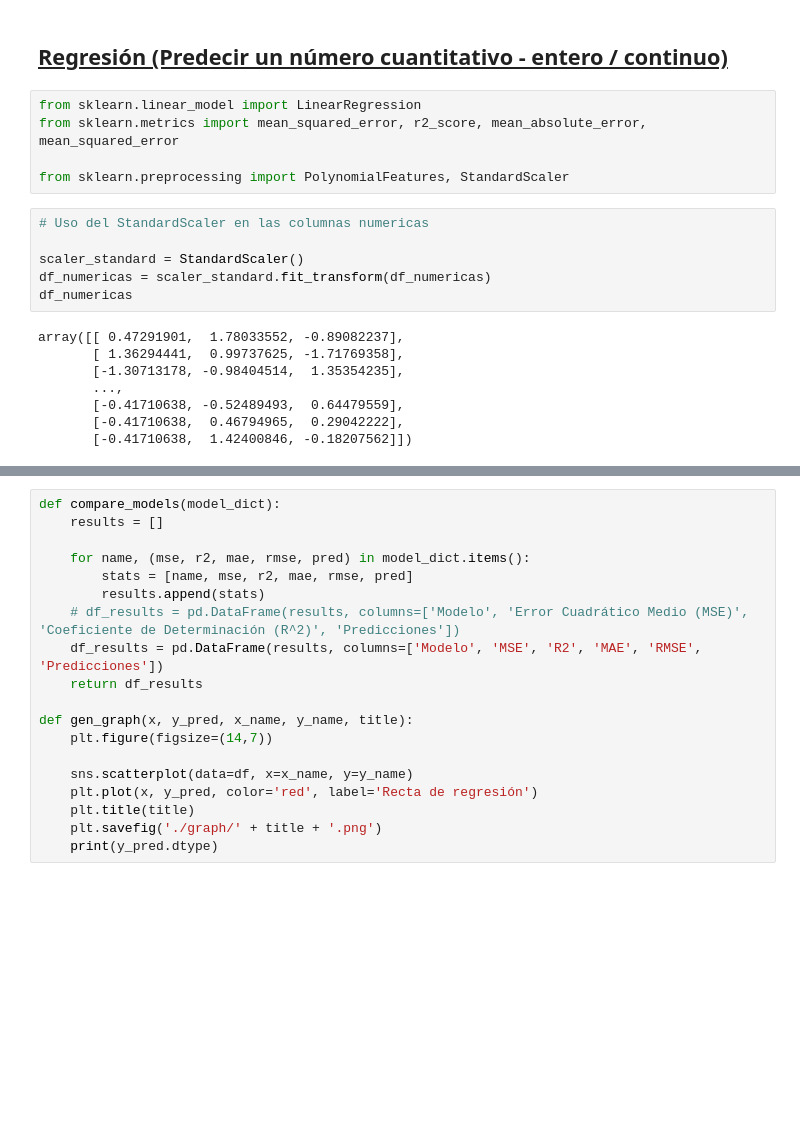
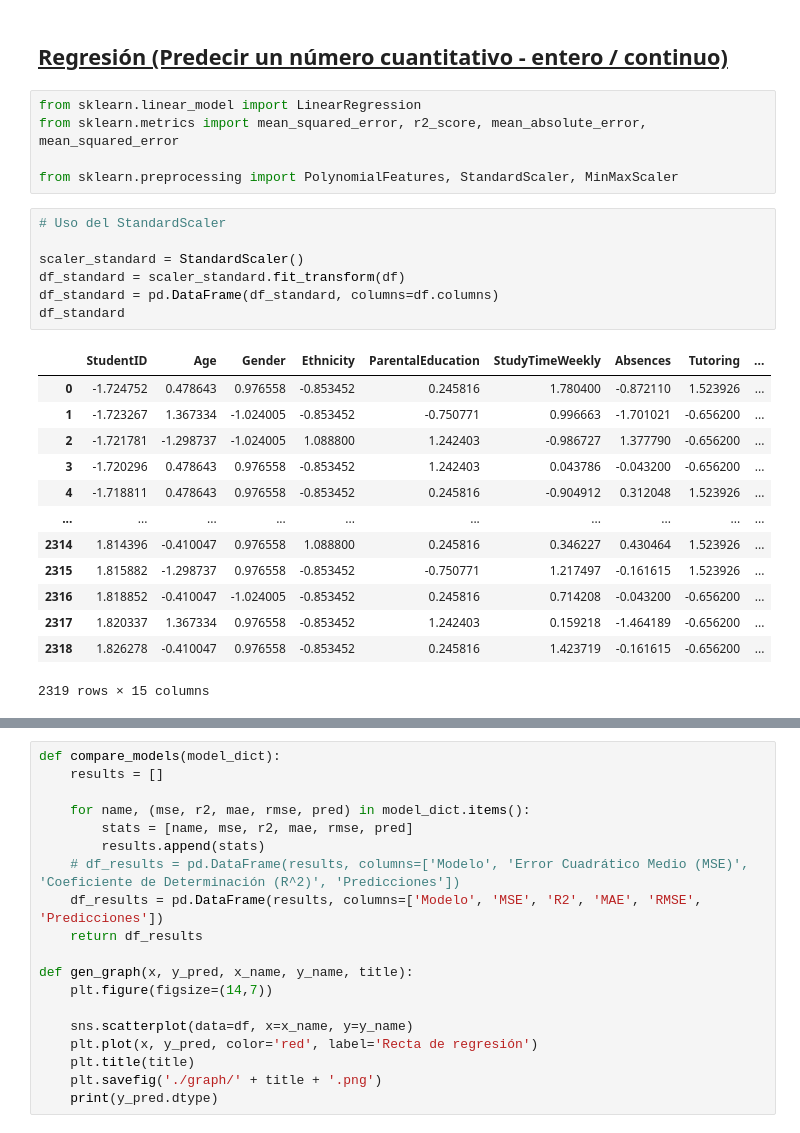
Before and after one commit to MoltenDevLabs/project-4-data-analysis-end-to-end-es, a Jupyter notebook: machine_learning.ipynb, the cells around one changed output, grey strips where cells are left out. Saved outputs shown, nothing was run; the diff lists cells and outputs as text; blank space fills up the shorter version.

```diff
--- a/machine_learning.ipynb
+++ b/machine_learning.ipynb
@@ -80,18 +80,25 @@ Para llevar a cabo la transformación y escalado existen diversos métodos y es
 from sklearn.linear_model import LinearRegression
 from sklearn.metrics import mean_squared_error, r2_score, mean_absolute_error, mean_squared_error
 
-from sklearn.preprocessing import PolynomialFeatures, StandardScaler
+from sklearn.preprocessing import PolynomialFeatures, StandardScaler, MinMaxScaler
 # %%
-# Uso del StandardScaler en las columnas numericas
+# Uso del StandardScaler
 
 scaler_standard = StandardScaler()
-df_numericas = scaler_standard.fit_transform(df_numericas)
-df_numericas
+df_standard = scaler_standard.fit_transform(df)
+df_standard = pd.DataFrame(df_standard, columns=df.columns)
+df_standard
 # %% [output]
+|  | StudentID | Age | Gender | Ethnicity | ParentalEducation | StudyTimeWeekly | Absences | Tutoring | ... |
+| 0 | -1.724752 | 0.478643 | 0.976558 | -0.853452 | 0.245816 | 1.780400 | -0.872110 | 1.523926 | ... |
+| 1 | -1.723267 | 1.367334 | -1.024005 | -0.853452 | -0.750771 | 0.996663 | -1.701021 | -0.656200 | ... |
+| 2 | -1.721781 | -1.298737 | -1.024005 | 1.088800 | 1.242403 | -0.986727 | 1.377790 | -0.656200 | ... |
+| 3 | -1.720296 | 0.478643 | 0.976558 | -0.853452 | 1.242403 | 0.043786 | -0.043200 | -0.656200 | ... |
+| 4 | -1.718811 | 0.478643 | 0.976558 | -0.853452 | 0.245816 | -0.904912 | 0.312048 | 1.523926 | ... |
+| ... | ... | ... | ... | ... | ... | ... | ... | ... | ... |
+| 2314 | 1.814396 | -0.410047 | 0.976558 | 1.088800 | 0.245816 | 0.346227 | 0.430464 | 1.523926 | ... |
+| 2315 | 1.815882 | -1.298737 | 0.976558 | -0.853452 | -0.750771 | 1.217497 | -0.161615 | 1.523926 | ... |
+| 2316 | 1.818852 | -0.410047 | -1.024005 | -0.853452 | 0.245816 | 0.714208 | -0.043200 | -0.656200 | ... |
+| 2317 | 1.820337 | 1.367334 | 0.976558 | -0.853452 | 1.242403 | 0.159218 | -1.464189 | -0.656200 | ... |
+| 2318 | 1.826278 | -0.410047 | 0.976558 | -0.853452 | 0.245816 | 1.423719 | -0.161615 | -0.656200 | ... |
-array([[ 0.47291901,  1.78033552, -0.89082237],
-       [ 1.36294441,  0.99737625, -1.71769358],
-       [-1.30713178, -0.98404514,  1.35354235],
-       ...,
-       [-0.41710638, -0.52489493,  0.64479559],
-       [-0.41710638,  0.46794965,  0.29042222],
-       [-0.41710638,  1.42400846, -0.18207562]])
+2319 rows × 15 columns
```
Also changed, not shown: parts of 13 cells of this notebook, 3 other files.
